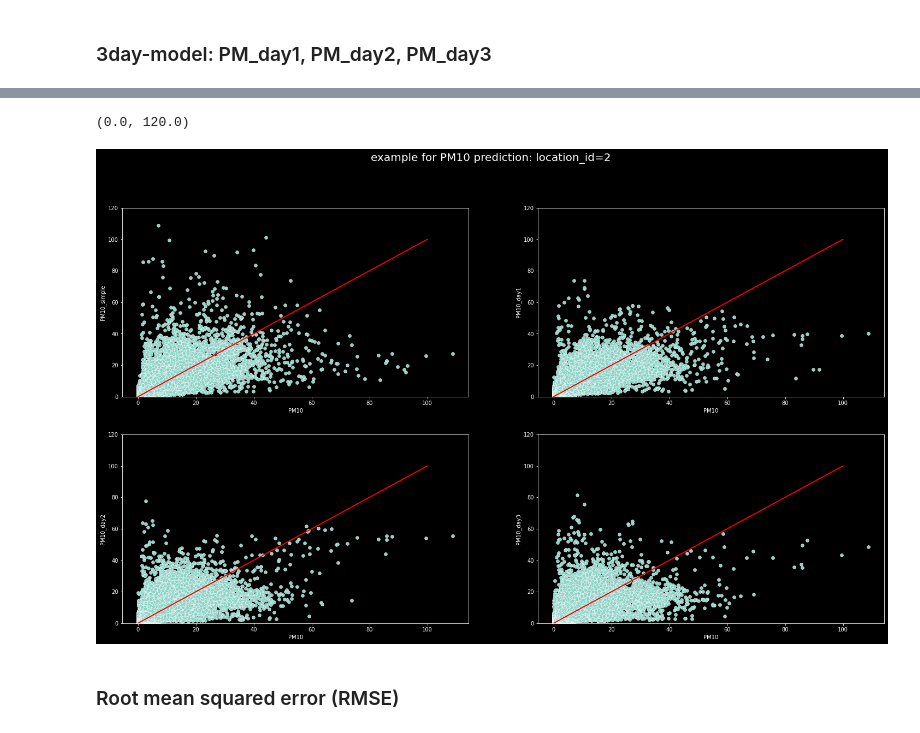
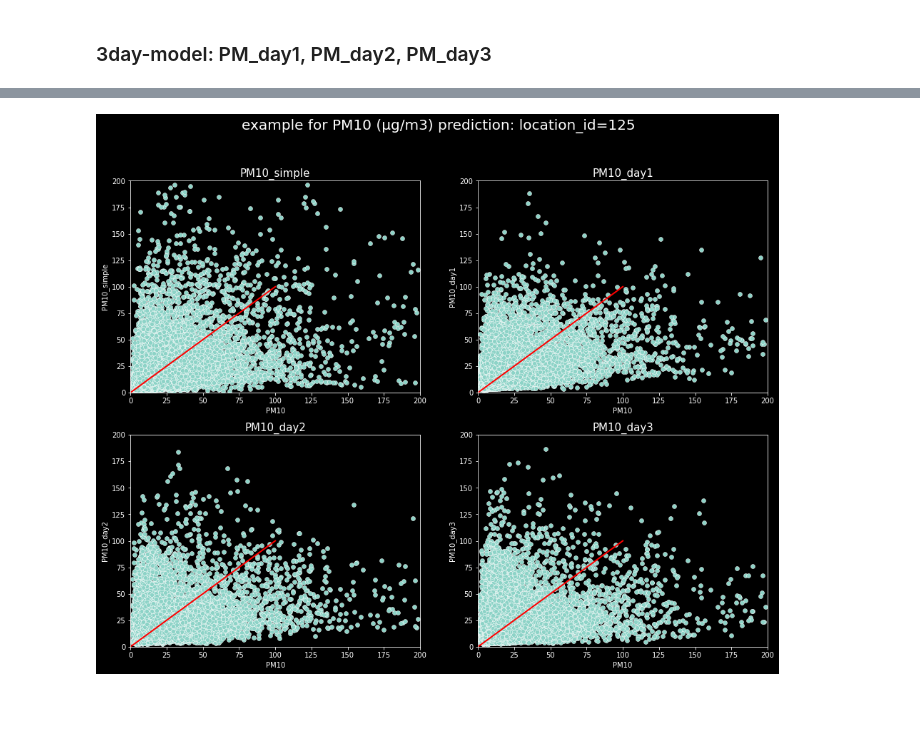
Before and after one commit to j-herbig/air-pollution, a Jupyter notebook: notebooks/baseline.ipynb, the cells around one changed output, grey strips where cells are left out. Saved outputs shown, nothing was run; the diff lists cells and outputs as text; code cells hidden in the pictures; blank space fills up the shorter version.

```diff
--- a/notebooks/baseline.ipynb
+++ b/notebooks/baseline.ipynb
@@ -37,11 +36,20 @@ For testing which baseline model ist best we'll use the whole cleaned training d
 # %%
 # load cleaned training data
-df_base = pd.read_csv("../data/df_backup.csv", index_col=0)[['location_id', 'timestamp', 'city', 'lat', 'lon', 'PM10', 'PM10_std', 'PM2p5', 'PM2p5_std']]
+df_base = pd.read_csv("../data/cleaned_sensors_dwd_train.csv", index_col=0)[['location_id', 'timestamp', 'city', 'lat', 'lon', 'PM10', 'PM10_std', 'PM2p5', 'PM2p5_std']]
 
 # convert timestamp to datetime
 df_base.timestamp = pd.to_datetime(df_base.timestamp)
 
-df_base
+# save assignment of location_id to coordinates for setting location_id of the test data later on
+location_id_assignment = pd.DataFrame(
+    data={
+        'location_id': df_base['location_id'].unique()
+    }
+)
+for l in ['lat', 'lon']:
+    location_id_assignment[l] = location_id_assignment.apply(lambda x: df_base.loc[df_base['location_id']==x['location_id'], l].iloc[0], axis=1)
+
+display(df_base)
 # %% [output]
 |  | location_id | timestamp | city | lat | lon | PM10 | PM10_std | PM2p5 | PM2p5_std |
 | 0 | 2 | 2020-01-01 00:00:00 | Frankfurt | 50.042000 | 8.436000 | 212.110833 | 24.278724 | 140.574167 | 16.827501 |
@@ -130,31 +146,17 @@ plt.ylim(0,60);
 # %%
-# plot example: prediction vs. true values
-location = 2
-plt.figure(figsize=(25, 14))
-plt.suptitle(f"example for PM10 prediction: location_id={location}", fontsize=20) # title of plot
+# plot example: PM10 prediction vs. true values
+location = 125
+plt.figure(figsize=(16, 12))
+plt.suptitle(f"example for PM10 (µg/m3) prediction: location_id={location}", fontsize=20) # title of plot
 
-plt.subplot(2,2,1)
-#plt.title('example: location_id=2')
-sns.scatterplot(data=df_base.query(f"location_id=={location}"), x='PM10', y='PM10_simple')
-plt.plot([0, 100], [0, 100], linewidth=2, color='red')
-plt.ylim(0,120)
+models = ['PM10_simple', 'PM10_day1', 'PM10_day2', 'PM10_day3']
 
-plt.subplot(2,2,2)
-sns.scatterplot(data=df_base.query(f"location_id=={location}"), x='PM10', y='PM10_day1')
-plt.plot([0, 100], [0, 100], linewidth=2, color='red')
-plt.ylim(0,120)
-
-plt.subplot(2,2,3)
-sns.scatterplot(data=df_base.query(f"location_id=={location}"), x='PM10', y='PM10_day2')
-plt.plot([0, 100], [0, 100], linewidth=2, color='red')
-plt.ylim(0,120)
-
-plt.subplot(2,2,4)
-sns.scatterplot(data=df_base.query(f"location_id=={location}"), x='PM10', y='PM10_day3')
-plt.plot([0, 100], [0, 100], linewidth=2, color='red')
-plt.ylim(0,120)
+for i in range(1,5):
+    plt.subplot(2,2,i)
+    plt.title(models[i-1], fontsize=15)
+    sns.scatterplot(data=df_base.query(f"location_id=={location}"), x='PM10', y=models[i-1])
+    plt.plot([0, 100], [0, 100], linewidth=2, color='red')
+    plt.xlim(0,200)
+    plt.ylim(0,200);
 # %% [output]
-(0.0, 120.0)
-[figure, old version]
+[figure, new version]
-# %% [markdown]
-### Root mean squared error (RMSE)
```
Also changed, not shown: parts of 60 cells of this notebook.
